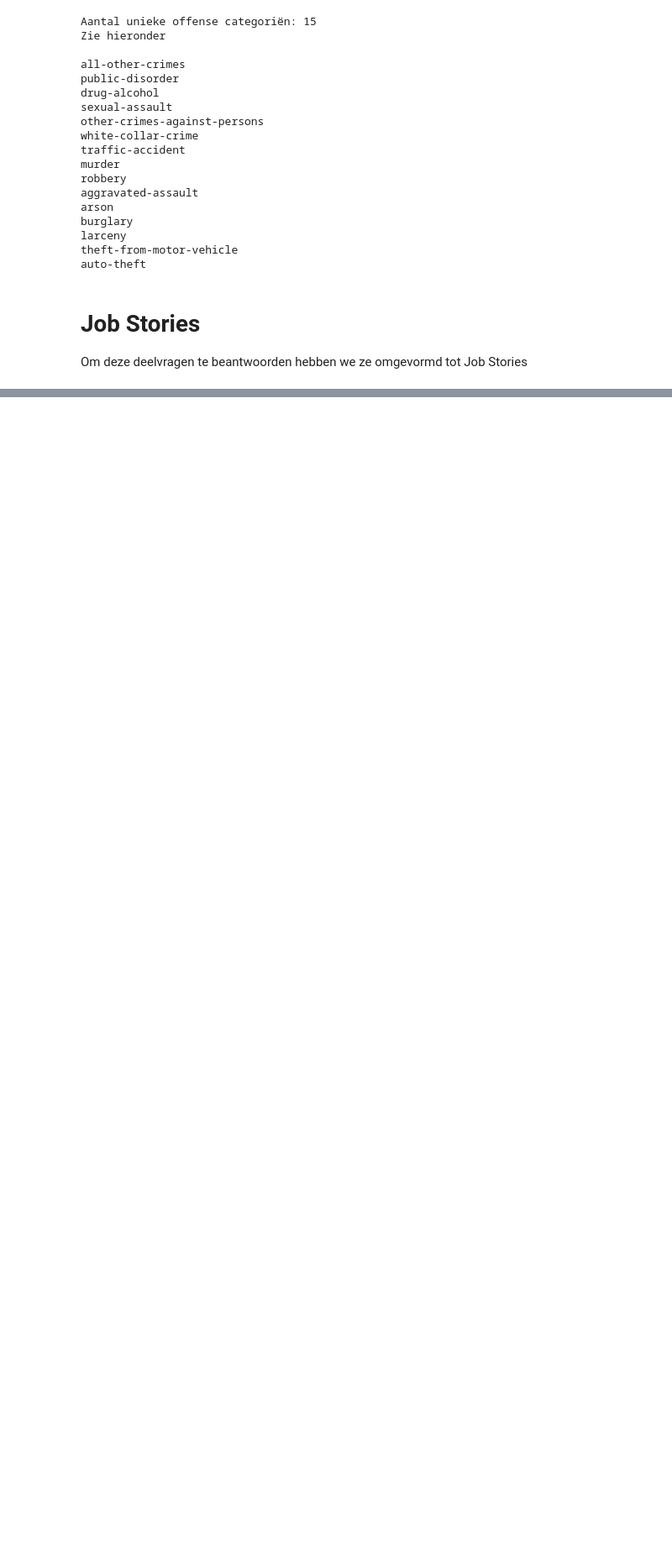
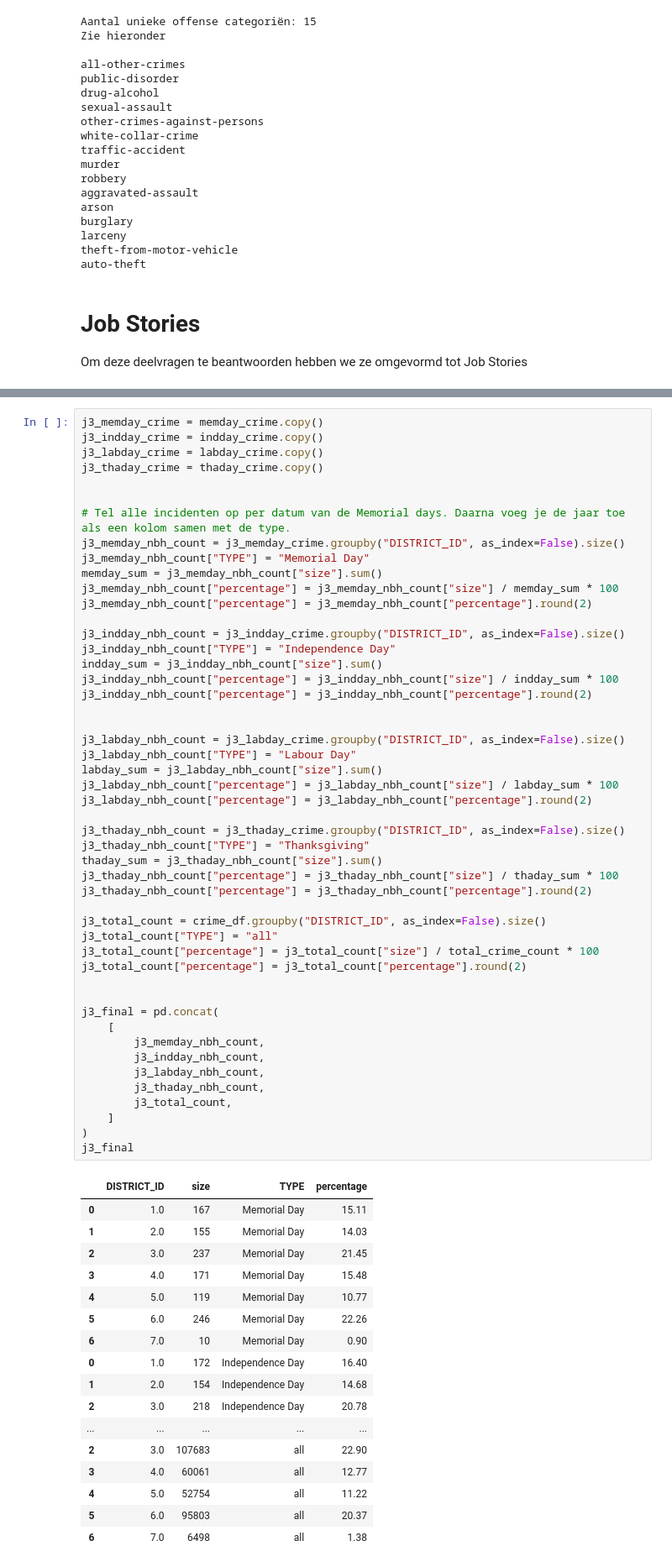
Before and after one commit to KolmschateS/poc-crime, a Jupyter notebook: crimestat.ipynb, the cells around one changed output, grey strips where cells are left out. Shown at 84% size. Saved outputs shown, nothing was run; the diff lists cells and outputs as text; blank space fills up the shorter version.

```diff
--- a/crimestat.ipynb
+++ b/crimestat.ipynb
@@ -336,0 +487,67 @@ plt.show()
+# %%
+j3_memday_crime = memday_crime.copy()
+j3_indday_crime = indday_crime.copy()
+j3_labday_crime = labday_crime.copy()
+j3_thaday_crime = thaday_crime.copy()
+
+
+# Tel alle incidenten op per datum van de Memorial days. Daarna voeg je de jaar toe als een kolom samen met de type.
+j3_memday_nbh_count = j3_memday_crime.groupby("DISTRICT_ID", as_index=False).size()
+j3_memday_nbh_count["TYPE"] = "Memorial Day"
+memday_sum = j3_memday_nbh_count["size"].sum()
+j3_memday_nbh_count["percentage"] = j3_memday_nbh_count["size"] / memday_sum * 100
+j3_memday_nbh_count["percentage"] = j3_memday_nbh_count["percentage"].round(2)
+
+j3_indday_nbh_count = j3_indday_crime.groupby("DISTRICT_ID", as_index=False).size()
+j3_indday_nbh_count["TYPE"] = "Independence Day"
+indday_sum = j3_indday_nbh_count["size"].sum()
+j3_indday_nbh_count["percentage"] = j3_indday_nbh_count["size"] / indday_sum * 100
+j3_indday_nbh_count["percentage"] = j3_indday_nbh_count["percentage"].round(2)
+
+
+j3_labday_nbh_count = j3_labday_crime.groupby("DISTRICT_ID", as_index=False).size()
+j3_labday_nbh_count["TYPE"] = "Labour Day"
+labday_sum = j3_labday_nbh_count["size"].sum()
+j3_labday_nbh_count["percentage"] = j3_labday_nbh_count["size"] / labday_sum * 100
+j3_labday_nbh_count["percentage"] = j3_labday_nbh_count["percentage"].round(2)
+
+j3_thaday_nbh_count = j3_thaday_crime.groupby("DISTRICT_ID", as_index=False).size()
+j3_thaday_nbh_count["TYPE"] = "Thanksgiving"
+thaday_sum = j3_thaday_nbh_count["size"].sum()
+j3_thaday_nbh_count["percentage"] = j3_thaday_nbh_count["size"] / thaday_sum * 100
+j3_thaday_nbh_count["percentage"] = j3_thaday_nbh_count["percentage"].round(2)
+
+j3_total_count = crime_df.groupby("DISTRICT_ID", as_index=False).size()
+j3_total_count["TYPE"] = "all"
+j3_total_count["percentage"] = j3_total_count["size"] / total_crime_count * 100
+j3_total_count["percentage"] = j3_total_count["percentage"].round(2)
+
+
+j3_final = pd.concat(
+    [
+        j3_memday_nbh_count,
+        j3_indday_nbh_count,
+        j3_labday_nbh_count,
+        j3_thaday_nbh_count,
+        j3_total_count,
+    ]
+)
+j3_final
+# %% [output]
+|  | DISTRICT_ID | size | TYPE | percentage |
+| 0 | 1.0 | 167 | Memorial Day | 15.11 |
+| 1 | 2.0 | 155 | Memorial Day | 14.03 |
+| 2 | 3.0 | 237 | Memorial Day | 21.45 |
+| 3 | 4.0 | 171 | Memorial Day | 15.48 |
+| 4 | 5.0 | 119 | Memorial Day | 10.77 |
+| 5 | 6.0 | 246 | Memorial Day | 22.26 |
+| 6 | 7.0 | 10 | Memorial Day | 0.90 |
+| 0 | 1.0 | 172 | Independence Day | 16.40 |
+| 1 | 2.0 | 154 | Independence Day | 14.68 |
+| 2 | 3.0 | 218 | Independence Day | 20.78 |
+| ... | ... | ... | ... | ... |
+| 2 | 3.0 | 107683 | all | 22.90 |
+| 3 | 4.0 | 60061 | all | 12.77 |
+| 4 | 5.0 | 52754 | all | 11.22 |
+| 5 | 6.0 | 95803 | all | 20.37 |
+| 6 | 7.0 | 6498 | all | 1.38 |
```
Also changed, not shown: parts of 16 cells of this notebook, 1 other file.
